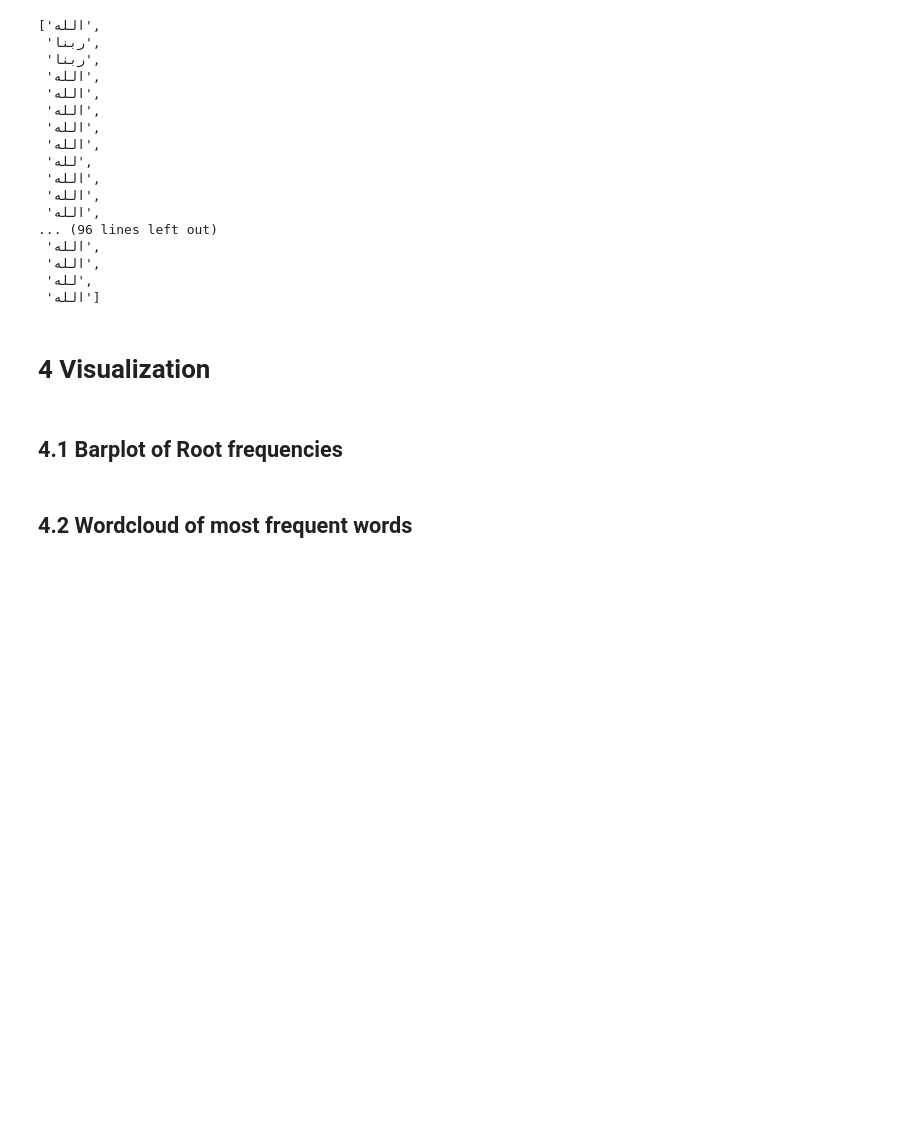
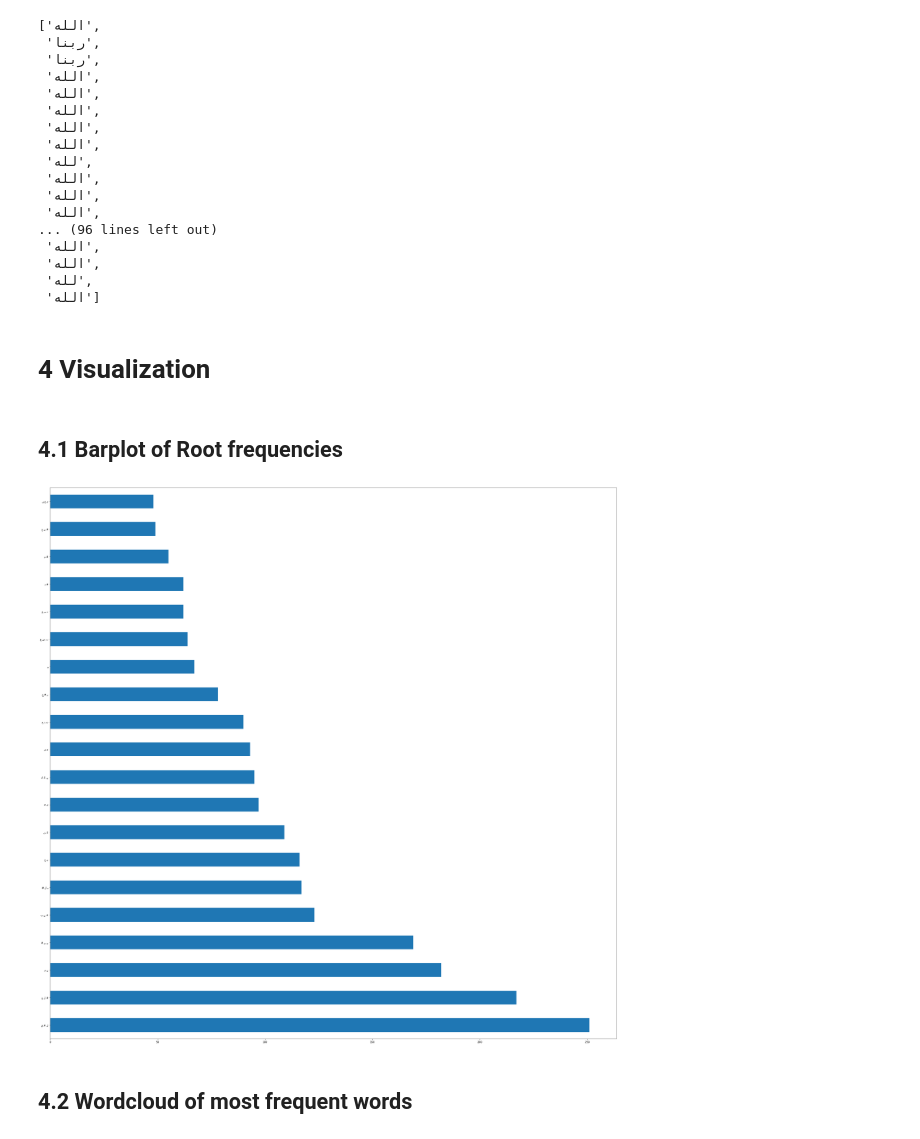
Before and after one commit to apbernhard/altafsir_scraper, a Jupyter notebook: ScrapeBook.ipynb, the cells around one changed output. Saved outputs shown, nothing was run; the diff lists cells and outputs as text; code cells hidden in the pictures; blank space fills up the shorter version.

```diff
--- a/ScrapeBook.ipynb
+++ b/ScrapeBook.ipynb
@@ -3,10 +3,10 @@
 In einem ersten Schritt wollen wir das Scraping Modul `create_record.py` importieren. Die Moduldatei hierfür sollte sich im gleichen Verzeichnis wie dieses Notebook befinden. Hiermit können wir auf die Tafsire, die auf der Seite al-tafsir.com verfügbar, zugreifen und den Text extrahieren. Damit wir die Daten, die später zu unserem Corpus werden sollen, vernünftig Zwischenspeichern können, möchten wir in einem zweiten Schritt eine leere Pandas-Serie mit dem Namen `corpus` erzeugen.
 ##### Aufgabe 1.1 (Modulimport, pd.Series)
 # %%
-#import create_record#
-#import pandas as pd#
-##
-#corpus = pd.Series({}, dtype="object")#
+import create_record
+import pandas as pd
+
+corpus = pd.Series({}, dtype="object")
 # %% [markdown]
 Da wir das Modul `create_record` noch überhaupt gar nicht kennen, schadet es nicht, einen kurzen Blick auf dessen Dokumentation zu werfen.
 
@@ -26,7 +26,7 @@ Aufgabe 1.3b
 Laden Sie den Text aus der für Sie relevanten Datei und speichern Sie ihn analog zu wie ihn Aufgabe 1.3 beschrieben. Beachten Sie, dass hierbei das korrekte Encoding gewählt werden muss, um eine korrekte Darstellung der arabischen Zeichen funktioniert.
 # %%
 import pandas as pd
-with open("8_1_7_Text.txt", "r", encoding="utf-8") as f:
+with open("./assets/1_1_7_Text.txt", "r", encoding="utf-8") as f:
     corpus["Text"] = f.read()
 # %% [markdown]
 Nun können wir uns als erstes ein mal den Text ansehen, den wir als Ergebnis unseres Scrapingvorgangs erhalten habe:
@@ -297,10 +320,13 @@ named_entities["MISC"]
 # %%
 freq = pd.Series(frequency_analyzer(corpus["RootsList"]))[:20]
 
 import matplotlib.pyplot as plt
 
-freq.plot(kind="barh", figsize=(5, 5))
-plt.show()
+freq.plot(kind="barh", figsize=(40 , 40))
+# plt.show()
+plt.savefig("./assets/barplot_roots.png")
+# %% [output]
+[figure, added]
 # %% [markdown]
 ## 4.2 Wordcloud of most frequent words
 # %%
```
Also changed, not shown: parts of 4 cells of this notebook, 9 other files.
